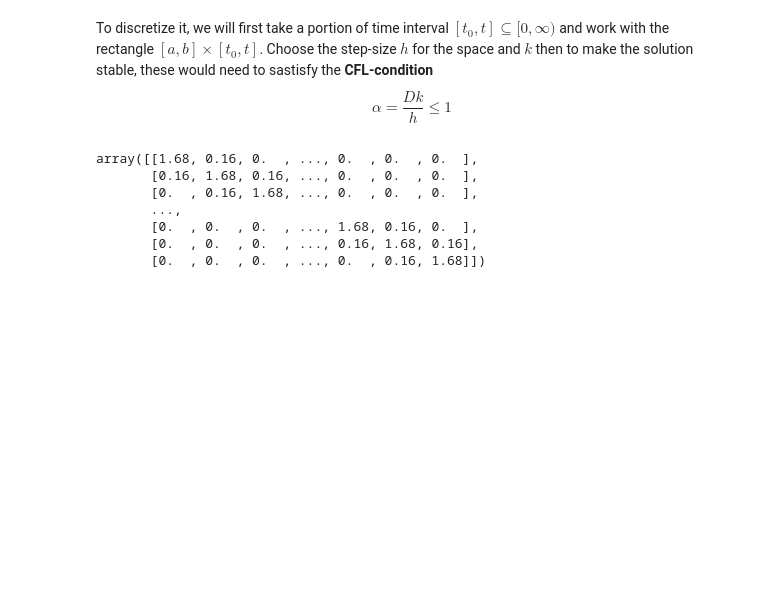
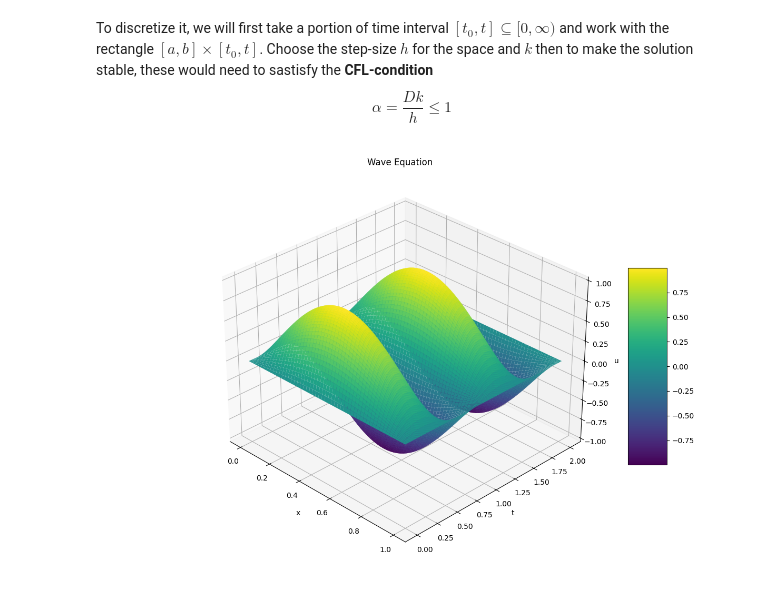
Before and after one commit to lamtnguyen989/Numerical-codes, a Jupyter notebook: Wave equation/wave_FD.ipynb, the cells around one changed output. Cells and saved outputs as stored; diff of their text form; code cells hidden in the pictures; blank space fills up the shorter version.

Commit message:
Finish Finite Difference for Wave that is years overdue

```diff
--- a/Wave equation/wave_FD.ipynb
+++ b/Wave equation/wave_FD.ipynb
@@ -62,10 +85,33 @@ def waveFD(f,f_t,l,r,D,x_0,x_end,t_0,t_end,space_steps,time_steps):
-# %%
-waveFD(f,f_t,l,r,D, x_0 = 0, x_end = 1, t_0 = 0, t_end = 1, space_steps=200, time_steps=1000)
-# %% [output]
-array([[1.68, 0.16, 0.  , ..., 0.  , 0.  , 0.  ],
-       [0.16, 1.68, 0.16, ..., 0.  , 0.  , 0.  ],
-       [0.  , 0.16, 1.68, ..., 0.  , 0.  , 0.  ],
-       ...,
-       [0.  , 0.  , 0.  , ..., 1.68, 0.16, 0.  ],
-       [0.  , 0.  , 0.  , ..., 0.16, 1.68, 0.16],
-       [0.  , 0.  , 0.  , ..., 0.  , 0.16, 1.68]])
+# %%
+# Run the Finite Difference
+x, t, W = waveFD(f, f_t, l, r, D, x_0=0, x_end=1, t_0=0, t_end=2, space_steps=50, time_steps=200)
+
+# Plot
+if W is not None:
+    fig = plt.figure(figsize=(12, 8))
+    ax = fig.add_subplot(111, projection='3d')
+
+    # Create grid for plotting
+    X, T = np.meshgrid(np.linspace(0, 1, W.shape[1]), t)
+
+    # Plot the surface
+    surf = ax.plot_surface(X, T, W,
+                        cmap=cm.viridis,
+                        linewidth=0, antialiased=True, rstride=1, cstride=1)
+
+    # Customize the initial view angle
+    ax.view_init(30, -45)
+
+    # Add labels and title
+    ax.set_xlabel('x')
+    ax.set_ylabel('t')
+    ax.set_zlabel('u')
+    ax.set_title('Wave Equation')
+
+    # Add a color bar
+    fig.colorbar(surf, aspect=5, shrink=0.5)
+
+    plt.tight_layout()
+    plt.show()
+# %% [output]
+[figure, added]
```
Also changed, not shown: parts of 2 cells of this notebook.
